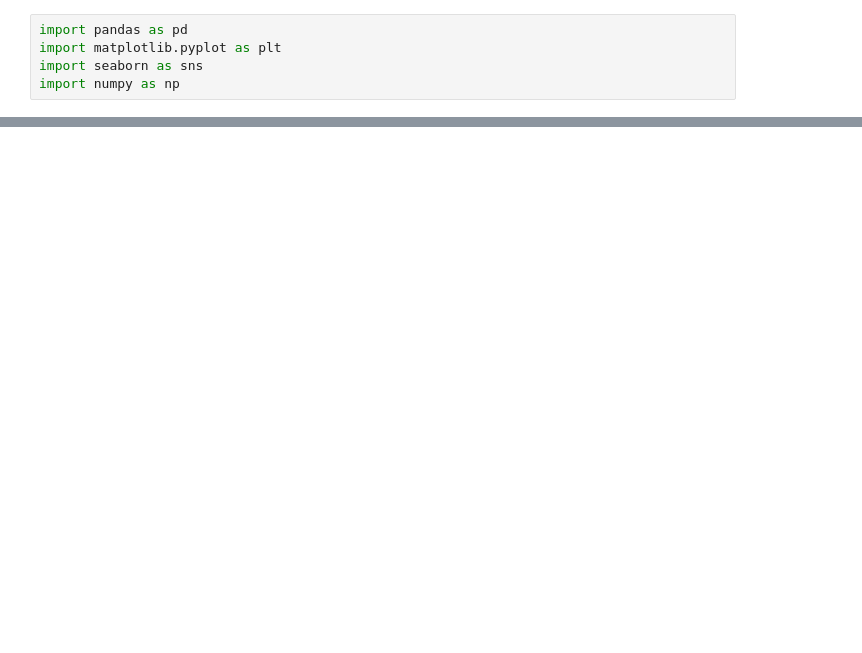
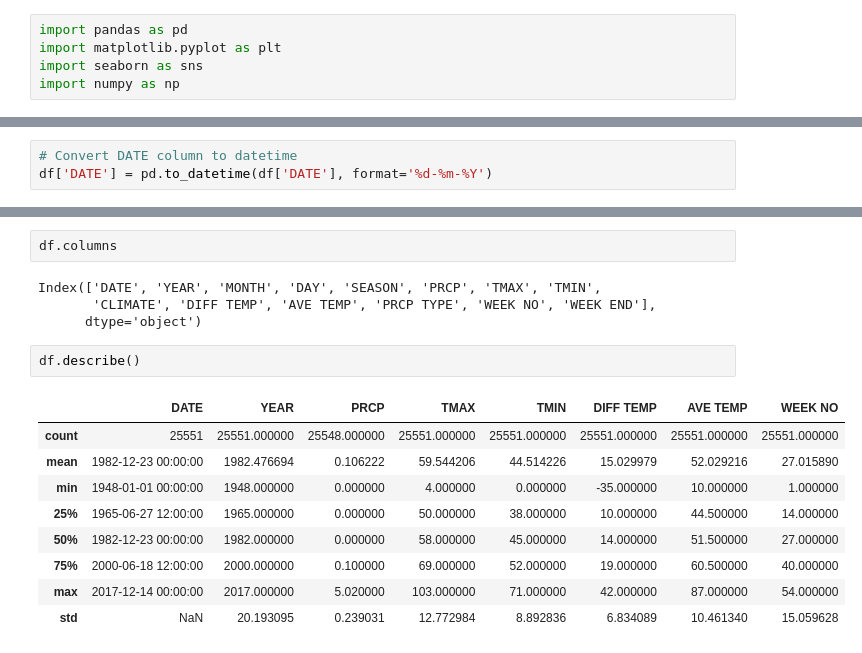
Before and after one commit to Udhay2898/Weather, a Jupyter notebook: Weather.ipynb, the cells around one changed output, grey strips where cells are left out. Saved outputs shown, nothing was run; the diff lists cells and outputs as text; blank space fills up the shorter version.

```diff
--- a/Weather.ipynb
+++ b/Weather.ipynb
@@ -22,0 +43,3 @@ df.head()
+# %%
+# Convert DATE column to datetime
+df['DATE'] = pd.to_datetime(df['DATE'], format='%d-%m-%Y')
@@ -22,0 +64,18 @@ df.head()
+# %%
+df.columns
+# %% [output]
+Index(['DATE', 'YEAR', 'MONTH', 'DAY', 'SEASON', 'PRCP', 'TMAX', 'TMIN',
+       'CLIMATE', 'DIFF TEMP', 'AVE TEMP', 'PRCP TYPE', 'WEEK NO', 'WEEK END'],
+      dtype='object')
+# %%
+df.describe()
+# %% [output]
+|  | DATE | YEAR | PRCP | TMAX | TMIN | DIFF TEMP | AVE TEMP | WEEK NO |
+| count | 25551 | 25551.000000 | 25548.000000 | 25551.000000 | 25551.000000 | 25551.000000 | 25551.000000 | 25551.000000 |
+| mean | 1982-12-23 00:00:00 | 1982.476694 | 0.106222 | 59.544206 | 44.514226 | 15.029979 | 52.029216 | 27.015890 |
+| min | 1948-01-01 00:00:00 | 1948.000000 | 0.000000 | 4.000000 | 0.000000 | -35.000000 | 10.000000 | 1.000000 |
+| 25% | 1965-06-27 12:00:00 | 1965.000000 | 0.000000 | 50.000000 | 38.000000 | 10.000000 | 44.500000 | 14.000000 |
+| 50% | 1982-12-23 00:00:00 | 1982.000000 | 0.000000 | 58.000000 | 45.000000 | 14.000000 | 51.500000 | 27.000000 |
+| 75% | 2000-06-18 12:00:00 | 2000.000000 | 0.100000 | 69.000000 | 52.000000 | 19.000000 | 60.500000 | 40.000000 |
+| max | 2017-12-14 00:00:00 | 2017.000000 | 5.020000 | 103.000000 | 71.000000 | 42.000000 | 87.000000 | 54.000000 |
+| std | NaN | 20.193095 | 0.239031 | 12.772984 | 8.892836 | 6.834089 | 10.461340 | 15.059628 |
```
Also changed, not shown: parts of 12 cells of this notebook.
